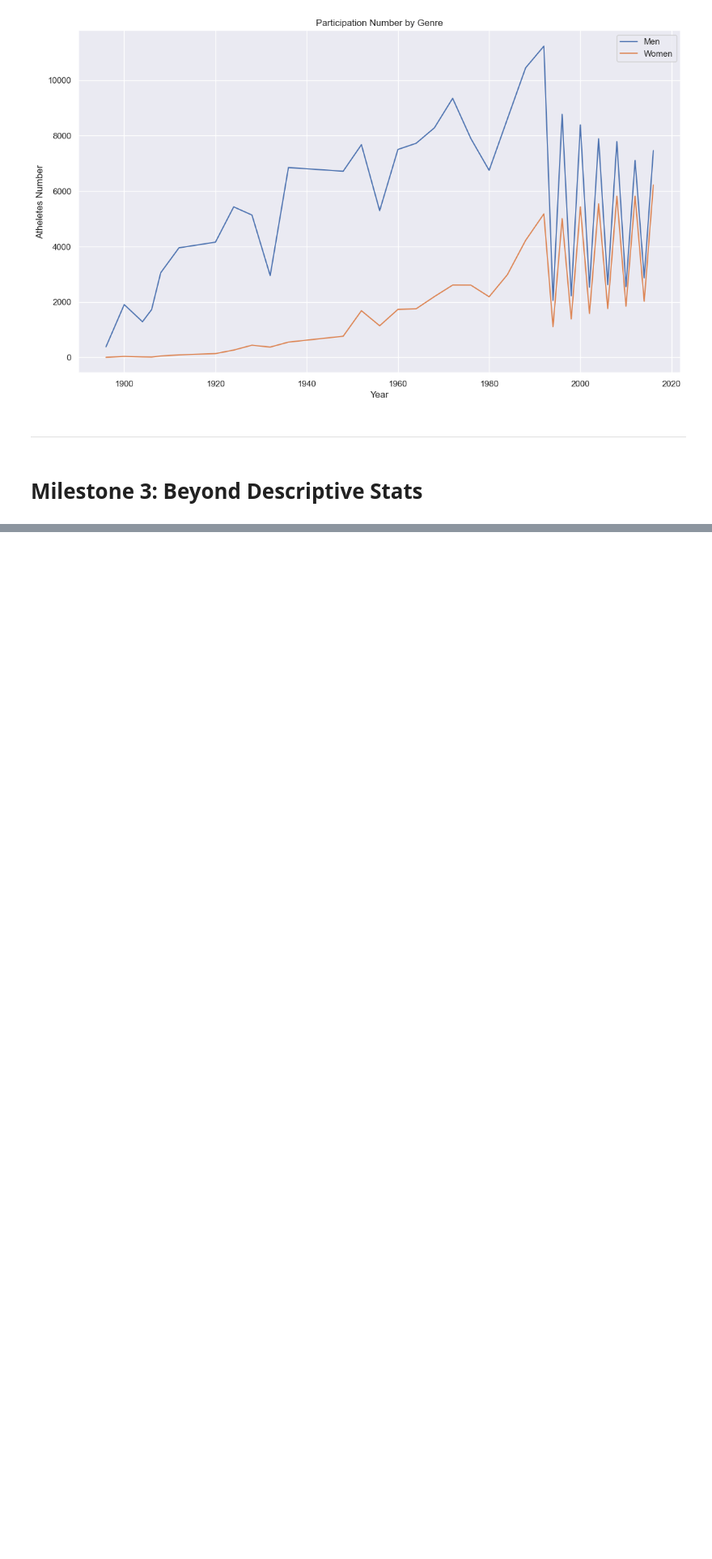
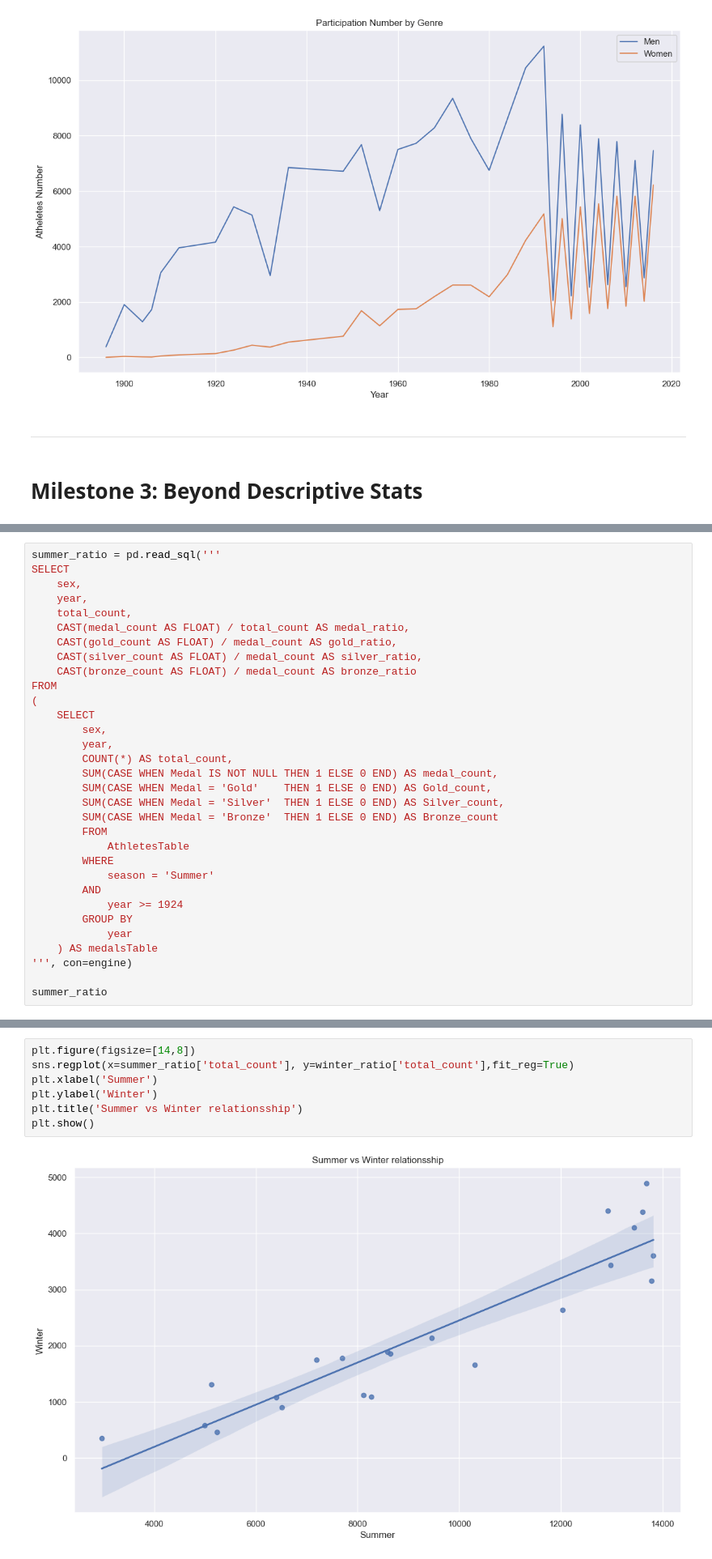
Before and after one commit to felixpradoh/Learn-SQL-Basics-for-Data-Science-Specialization, a Jupyter notebook: SQL for Data Science Capstone Project/Capstone Project.ipynb, the cells around one changed output, grey strips where cells are left out. Shown: that part at 81% size. Saved outputs shown, nothing was run; the diff lists cells and outputs as text; blank space fills up the shorter version.

```diff
--- a/SQL for Data Science Capstone Project/Capstone Project.ipynb
+++ b/SQL for Data Science Capstone Project/Capstone Project.ipynb
@@ -303,0 +540,32 @@ plt.show()
+# %%
+summer_ratio = pd.read_sql('''
+SELECT
+    sex,
+    year,
+    total_count,
+    CAST(medal_count AS FLOAT) / total_count AS medal_ratio,
+    CAST(gold_count AS FLOAT) / medal_count AS gold_ratio,
+    CAST(silver_count AS FLOAT) / medal_count AS silver_ratio,
+    CAST(bronze_count AS FLOAT) / medal_count AS bronze_ratio
+FROM
+(
+    SELECT
+        sex,
+        year,
+        COUNT(*) AS total_count,
+        SUM(CASE WHEN Medal IS NOT NULL THEN 1 ELSE 0 END) AS medal_count,
+        SUM(CASE WHEN Medal = 'Gold'    THEN 1 ELSE 0 END) AS Gold_count,
+        SUM(CASE WHEN Medal = 'Silver'  THEN 1 ELSE 0 END) AS Silver_count,
+        SUM(CASE WHEN Medal = 'Bronze'  THEN 1 ELSE 0 END) AS Bronze_count
+        FROM
+            AthletesTable
+        WHERE
+            season = 'Summer'
+        AND
+            year >= 1924
+        GROUP BY
+            year
+    ) AS medalsTable
+''', con=engine)
+
+summer_ratio
@@ -303,0 +590,9 @@ plt.show()
+# %%
+plt.figure(figsize=[14,8])
+sns.regplot(x=summer_ratio['total_count'], y=winter_ratio['total_count'],fit_reg=True)
+plt.xlabel('Summer')
+plt.ylabel('Winter')
+plt.title('Summer vs Winter relationsship')
+plt.show()
+# %% [output]
+[figure, added]
```
Also changed, not shown: parts of 13 cells of this notebook, 24 other files.
